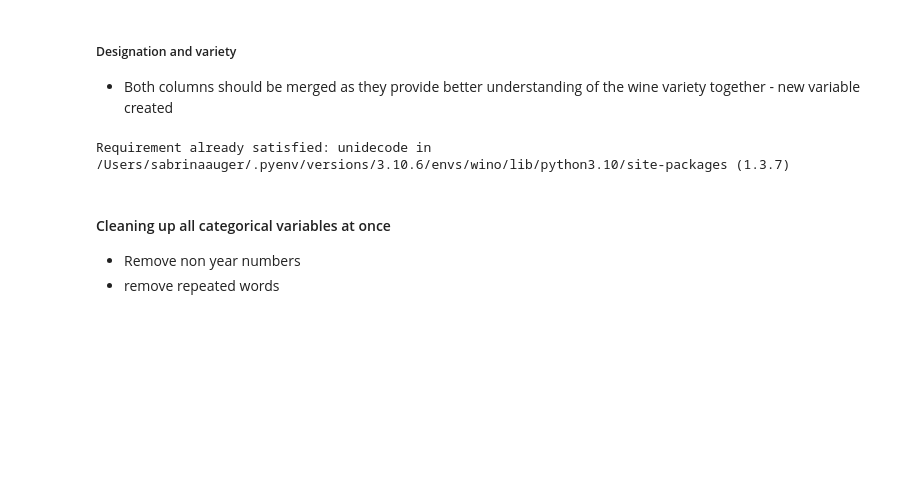
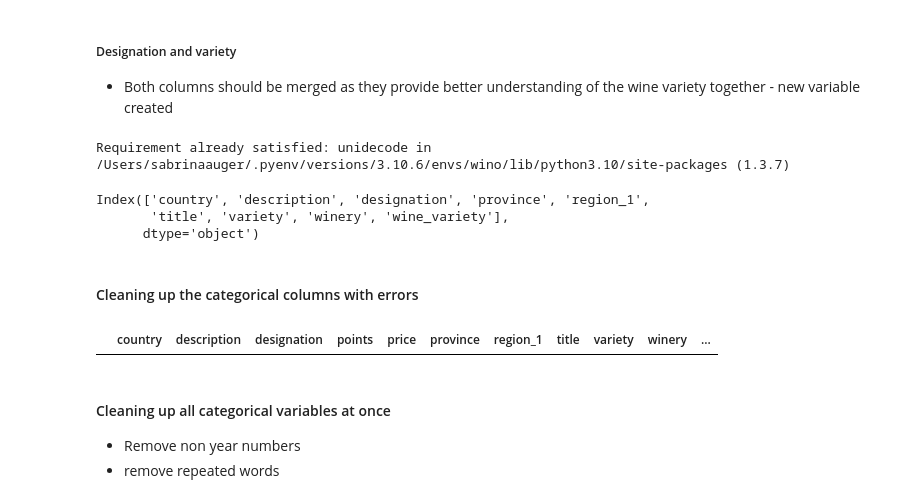
Before and after one commit to sabrinaauger/wino, a Jupyter notebook: notebooks/Wine Reviews.ipynb, the cells around one changed output. Drawn from its saved outputs; the diff is of its cells as text; code cells hidden in the pictures; blank space fills up the shorter version.

```diff
--- a/notebooks/Wine Reviews.ipynb
+++ b/notebooks/Wine Reviews.ipynb
@@ -719,3 +663,13 @@ Requirement already satisfied: unidecode in /Users/sabrinaauger/.pyenv/versions/
 wine_reviews_df.loc[wine_reviews_df['designation'] == 'Ros', 'designation'] = 'Rose'
 wine_reviews_df.loc[wine_reviews_df['variety'] == 'Ros', 'variety'] = 'Rose'
 #wine_reviews_df[wine_reviews_df['designation']=='Ros']
+# %%
+#Reset 'categorical_columns' variable now that wine_variety has been created
+categorical_columns=wine_reviews_df.select_dtypes(include='object').columns
+categorical_columns
+# %% [output]
+Index(['country', 'description', 'designation', 'province', 'region_1',
+       'title', 'variety', 'winery', 'wine_variety'],
+      dtype='object')
+# %% [markdown]
+#### Cleaning up the categorical columns with errors
@@ -722,3 +719,12 @@ wine_reviews_df.loc[wine_reviews_df['variety'] == 'Ros', 'variety'] = 'Rose'
+# %%
+for col in categorical_columns:
+    wine_reviews_df[col] = wine_reviews_df[col].str.replace('Vulkaa', 'Vulka')
+
+#wine_reviews_df[wine_reviews_df['wine_variety'].str.contains('G-S-M')]
+# %%
+wine_reviews_df[wine_reviews_df['title'].str.contains('Gewrztraminer')]
+# %% [output]
+|  | country | description | designation | points | price | province | region_1 | title | variety | winery | ... |
 # %% [markdown]
 #### Cleaning up all categorical variables at once
 - Remove non year numbers
```
Also changed, not shown: parts of 29 cells of this notebook, 1 other file.
